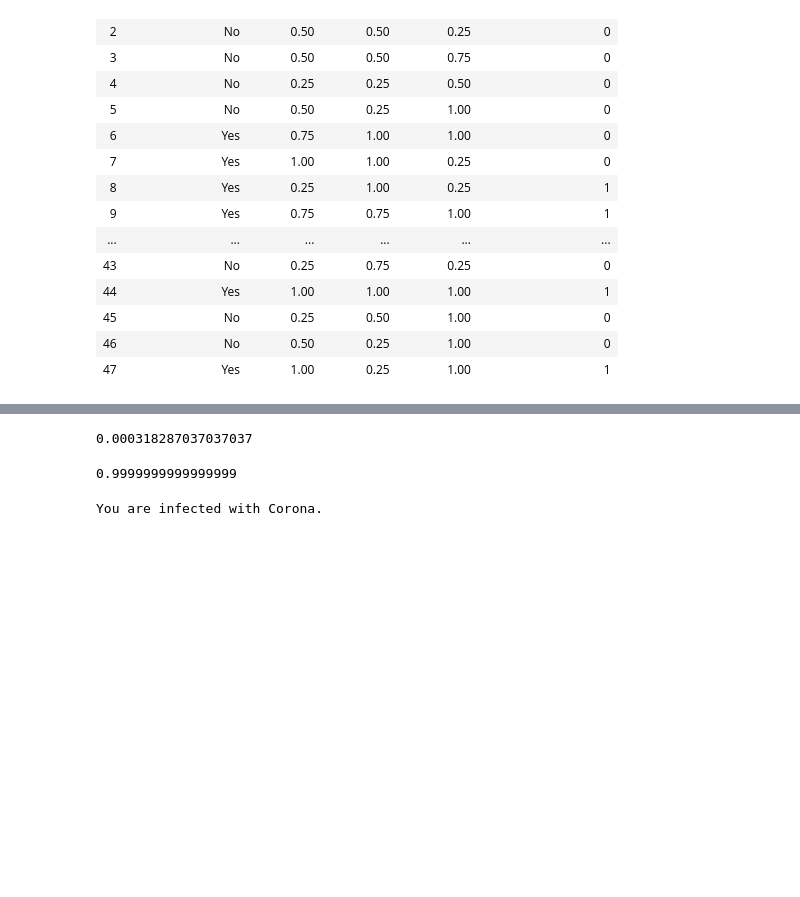
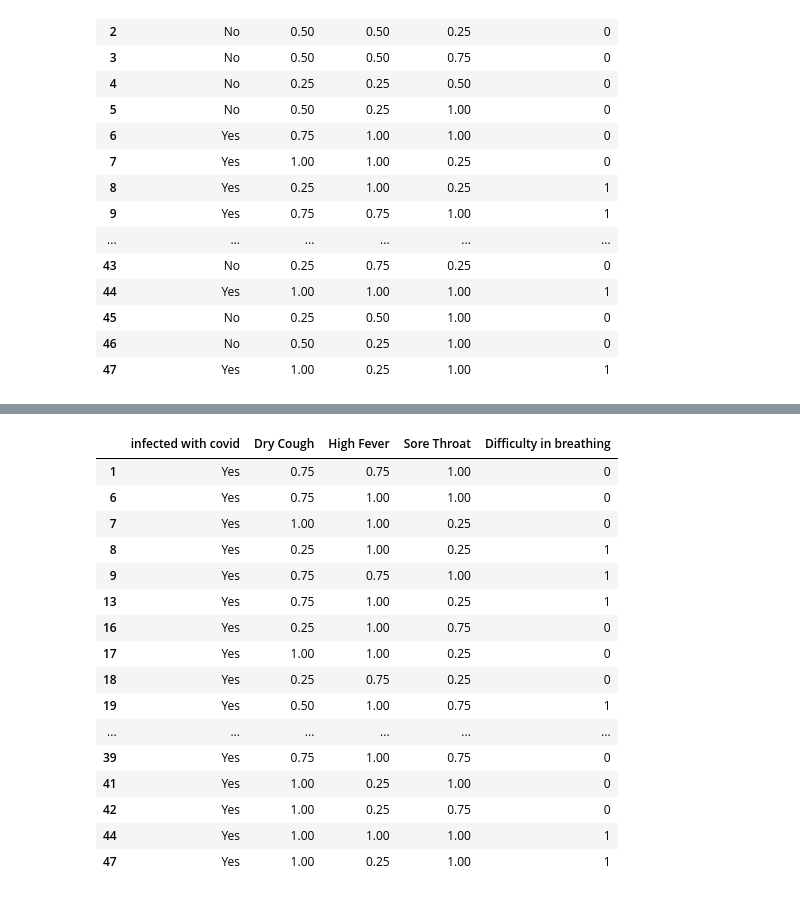
Before and after one commit to ehtishamalik/Pobability-Project, a Jupyter notebook: Project.ipynb, the cells around one changed output, grey strips where cells are left out. Saved outputs shown, nothing was run; the diff lists cells and outputs as text; code cells hidden in the pictures; blank space fills up the shorter version.

```diff
--- a/Project.ipynb
+++ b/Project.ipynb
@@ -178,10 +28,0 @@ muly
-# %%
-# Multiplying the probailities given that you are not infected with Corona
-muln = 1.0
-for i in probability_no:
-    if (i == 0): # if probaility of any symptom is equal to zero
-        i = 0.01   # replace it with 0.01
-    muln = muln*i
-muln
-# %% [output]
-0.000318287037037037
@@ -193,13 +29,24 @@ b = muln/total
-# %%
-a+b
-# %% [output]
-0.9999999999999999
-# %%
-# Displaying the Final result
-if a > b:
-    print("You are infected with Corona.")
-
-else:
-    print("You are not infected with Corona.")
-# %% [output]
-You are infected with Corona.
+# %%
+# seperating data infected with Corona
+DataofInfectedPeople = Data[Data[Data.columns[0]] == "Yes"]
+# %%
+# Displaying output of infected people
+DataofInfectedPeople
+# %% [output]
+|  | infected with covid | Dry Cough | High Fever | Sore Throat | Difficulty in breathing |
+| 1 | Yes | 0.75 | 0.75 | 1.00 | 0 |
+| 6 | Yes | 0.75 | 1.00 | 1.00 | 0 |
+| 7 | Yes | 1.00 | 1.00 | 0.25 | 0 |
+| 8 | Yes | 0.25 | 1.00 | 0.25 | 1 |
+| 9 | Yes | 0.75 | 0.75 | 1.00 | 1 |
+| 13 | Yes | 0.75 | 1.00 | 0.25 | 1 |
+| 16 | Yes | 0.25 | 1.00 | 0.75 | 0 |
+| 17 | Yes | 1.00 | 1.00 | 0.25 | 0 |
+| 18 | Yes | 0.25 | 0.75 | 0.25 | 0 |
+| 19 | Yes | 0.50 | 1.00 | 0.75 | 1 |
+| ... | ... | ... | ... | ... | ... |
+| 39 | Yes | 0.75 | 1.00 | 0.75 | 0 |
+| 41 | Yes | 1.00 | 0.25 | 1.00 | 0 |
+| 42 | Yes | 1.00 | 0.25 | 0.75 | 0 |
+| 44 | Yes | 1.00 | 1.00 | 1.00 | 1 |
+| 47 | Yes | 1.00 | 0.25 | 1.00 | 1 |
```
Also changed, not shown: parts of 34 cells of this notebook.
